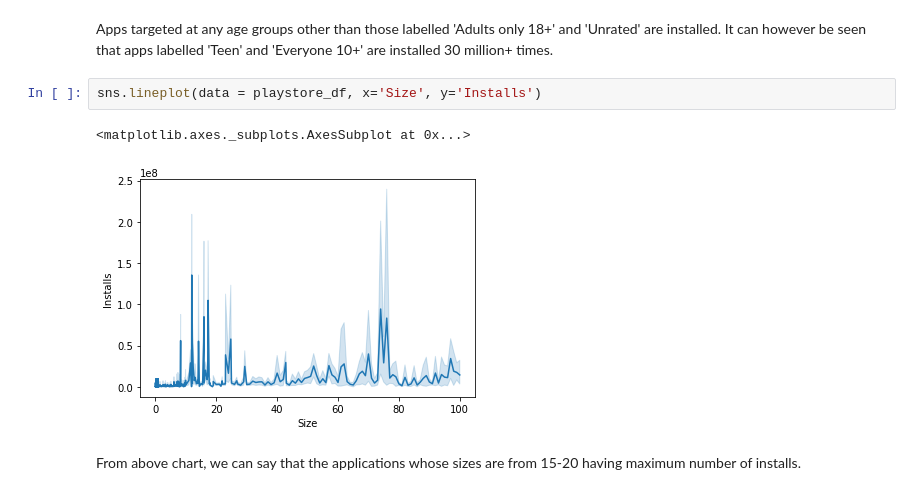
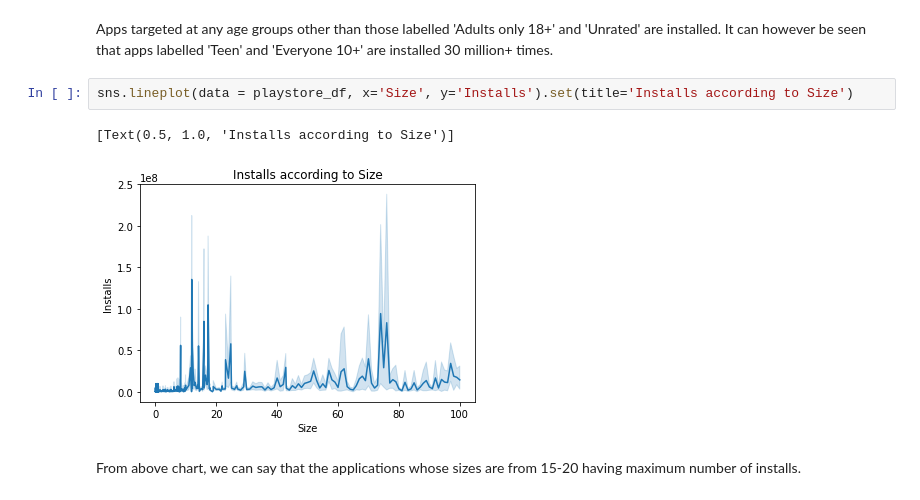
Before and after one commit to tjain858/Google-play-EDA, a Jupyter notebook: Play_Store_App_Review_Analysis_Capstone_Project.ipynb, the cells around one changed output. Cells and saved outputs as stored; diff of their text form.

```diff
--- a/Play_Store_App_Review_Analysis_Capstone_Project.ipynb
+++ b/Play_Store_App_Review_Analysis_Capstone_Project.ipynb
@@ -628,10 +630,10 @@ sns.catplot(y='Content Rating', x='Installs', data=playstore_df,kind='bar', orie
 # %% [markdown]
 Apps targeted at any age groups other than those labelled 'Adults only 18+' and 'Unrated' are installed. It can however be seen that apps labelled 'Teen' and 'Everyone 10+' are installed 30 million+ times.
 # %%
-sns.lineplot(data = playstore_df, x='Size', y='Installs')
+sns.lineplot(data = playstore_df, x='Size', y='Installs').set(title='Installs according to Size')
 # %% [output]
-<matplotlib.axes._subplots.AxesSubplot at 0x...>
+[Text(0.5, 1.0, 'Installs according to Size')]
-[figure, old version]
+[figure, new version]
 # %% [markdown]
  From above chart, we can say that the applications whose sizes are from 15-20 having maximum number of installs.
 # %% [markdown]
```
Also changed, not shown: parts of 7 cells of this notebook.
